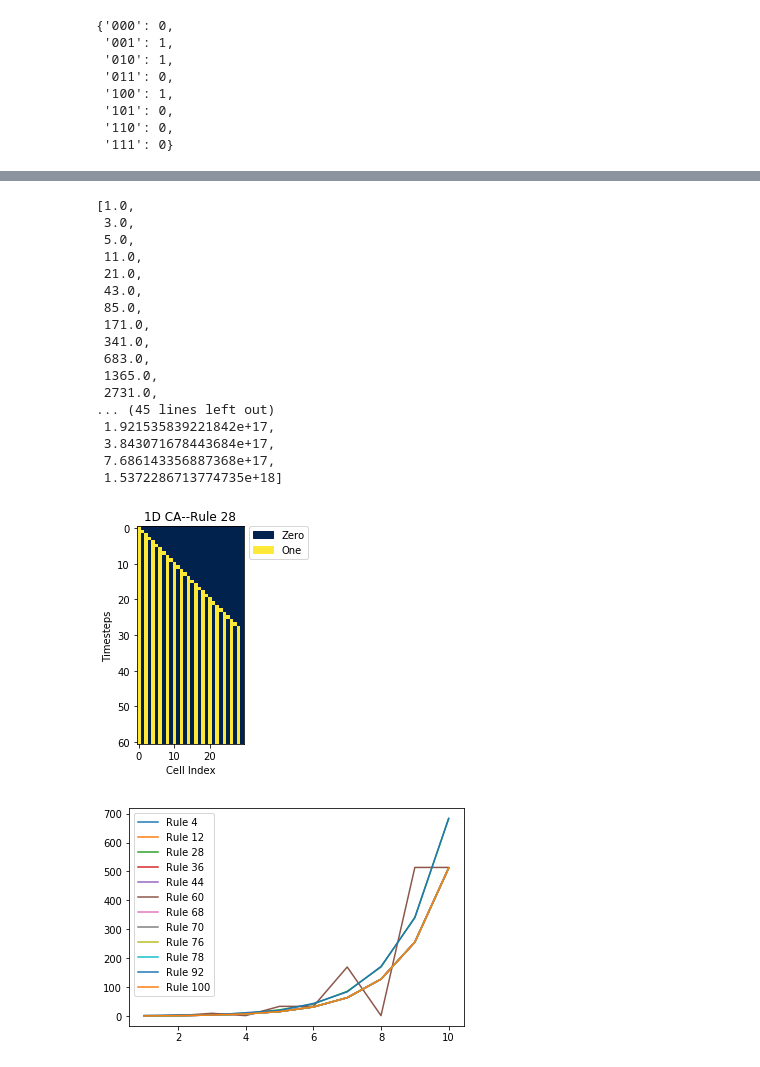
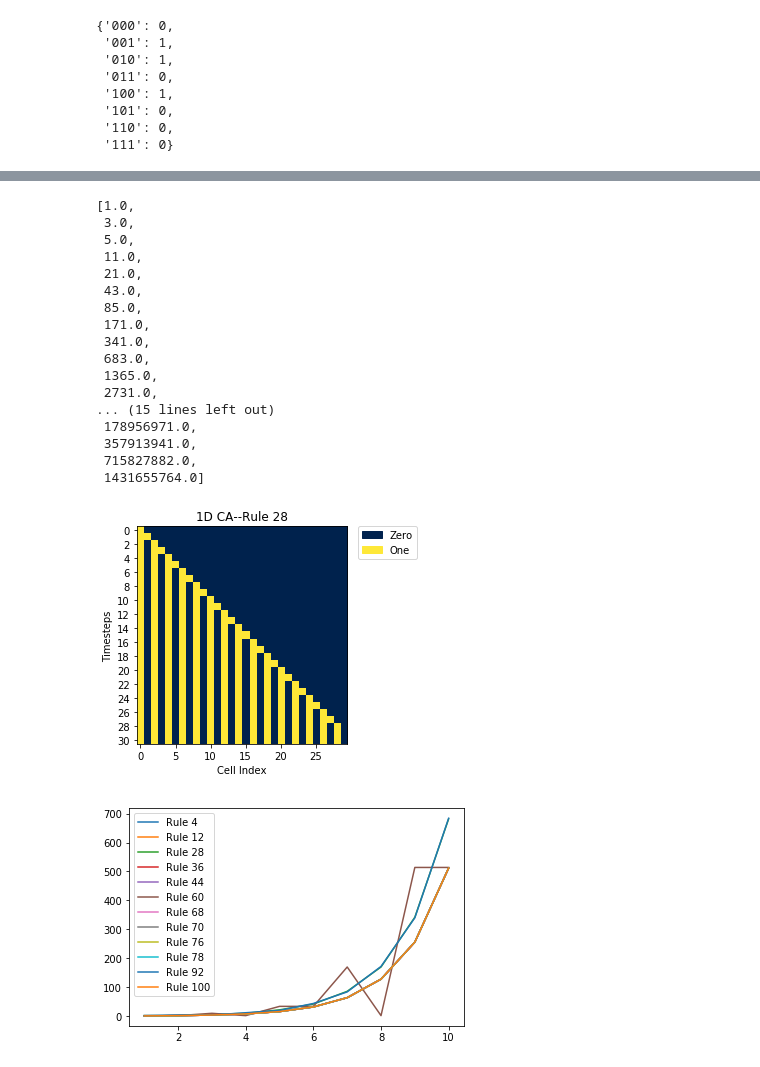
Before and after one commit to hcmoore745/PHYS-250-Poster, a Jupyter notebook: Cellular Automata Exploration.ipynb, the cells around one changed output, grey strips where cells are left out. Drawn from its saved outputs; the diff is of its cells as text; code cells hidden in the pictures.

```diff
--- a/Cellular Automata Exploration.ipynb
+++ b/Cellular Automata Exploration.ipynb
@@ -171,28 +180,28 @@ rule(22)     #By looking at rule 22, we can see why the above pattern has a larg
 # %%
 #Have now added a sequence output to the plot function which converts sets of cells to integers beginning at a
 #specified starting position (where 1 cell 'on' initially)
 z = create_1d_grid(30)
 z[0] = 1
-plot_1d_CA(z, 28, 60, sequence_start = 0)
+plot_1d_CA(z, 28, 30, sequence_start = 0)
 # %% [output]
 [1.0,
  3.0,
  5.0,
  11.0,
  21.0,
  43.0,
  85.0,
  171.0,
  341.0,
  683.0,
  1365.0,
  2731.0,
-... (45 lines left out)
- 1.921535839221842e+17,
- 3.843071678443684e+17,
- 7.686143356887368e+17,
- 1.5372286713774735e+18]
+... (15 lines left out)
+ 178956971.0,
+ 357913941.0,
+ 715827882.0,
+ 1431655764.0]
-[figure, old version]
+[figure, new version]
 # %%
 #Let's try to visualize the divergence of each of these sequences.  We'll look at all even numbered rules up to 100, plotting
 #the spacing between integers in their respective sequences
```
Also changed, not shown: parts of 20 cells of this notebook, 43 other files.
